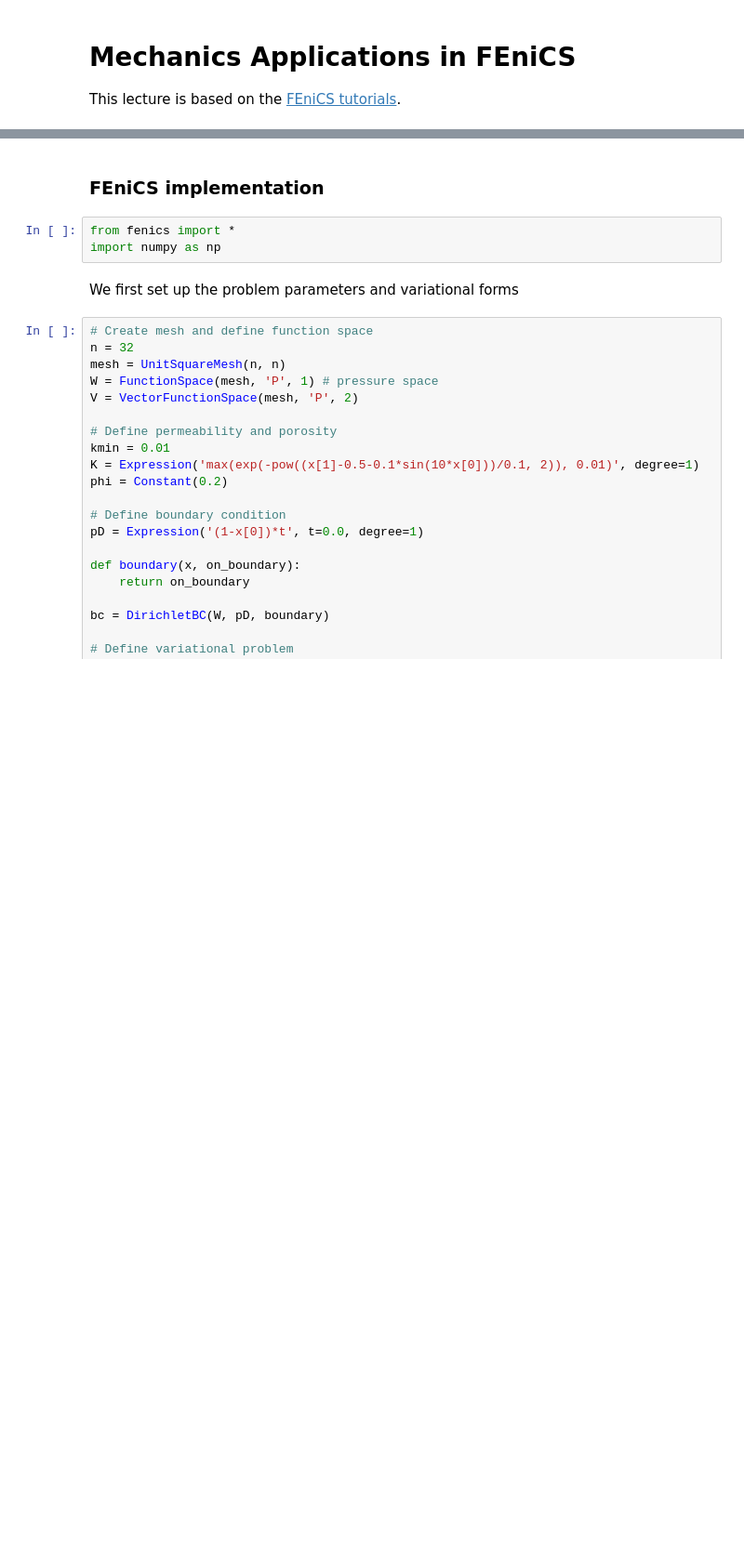
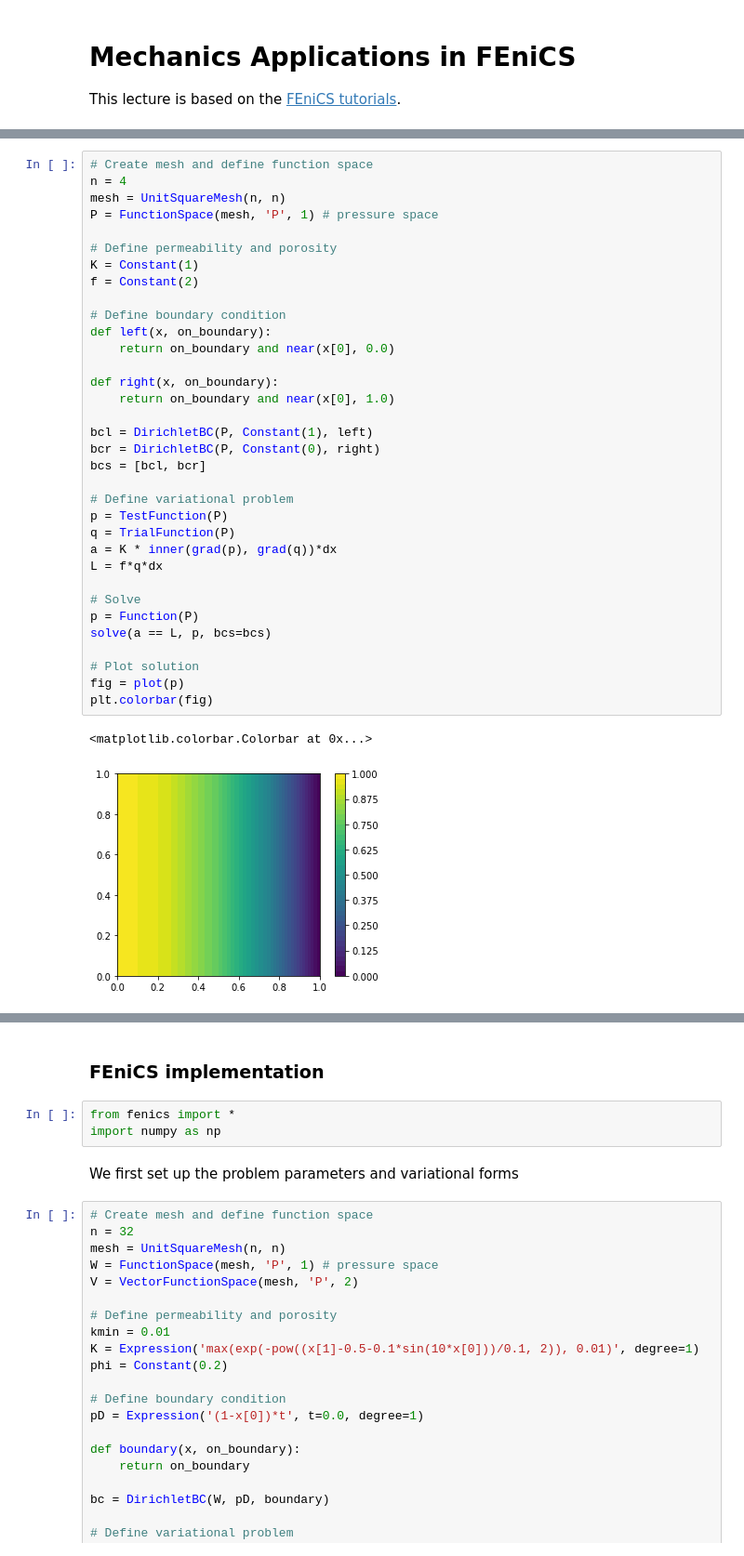
Before and after one commit to bergolho/SSCP_2019_master, a Jupyter notebook: L13/L13.ipynb, the cells around one changed output, grey strips where cells are left out. Shown at 93% size. Drawn from its saved outputs; the diff is of its cells as text; blank space fills up the shorter version.

```diff
--- a/L13/L13.ipynb
+++ b/L13/L13.ipynb
@@ -44,0 +72,37 @@ which we can test for using our computed $u$. When $f(x) = 0$ we call this equat
+# %%
+# Create mesh and define function space
+n = 4
+mesh = UnitSquareMesh(n, n)
+P = FunctionSpace(mesh, 'P', 1) # pressure space
+
+# Define permeability and porosity
+K = Constant(1)
+f = Constant(2)
+
+# Define boundary condition
+def left(x, on_boundary):
+    return on_boundary and near(x[0], 0.0)
+
+def right(x, on_boundary):
+    return on_boundary and near(x[0], 1.0)
+
+bcl = DirichletBC(P, Constant(1), left)
+bcr = DirichletBC(P, Constant(0), right)
+bcs = [bcl, bcr]
+
+# Define variational problem
+p = TestFunction(P)
+q = TrialFunction(P)
+a = K * inner(grad(p), grad(q))*dx
+L = f*q*dx
+
+# Solve
+p = Function(P)
+solve(a == L, p, bcs=bcs)
+
+# Plot solution
+fig = plot(p)
+plt.colorbar(fig)
+# %% [output]
+<matplotlib.colorbar.Colorbar at 0x...>
+[figure, added]
```
Also changed, not shown: parts of 12 cells of this notebook.
